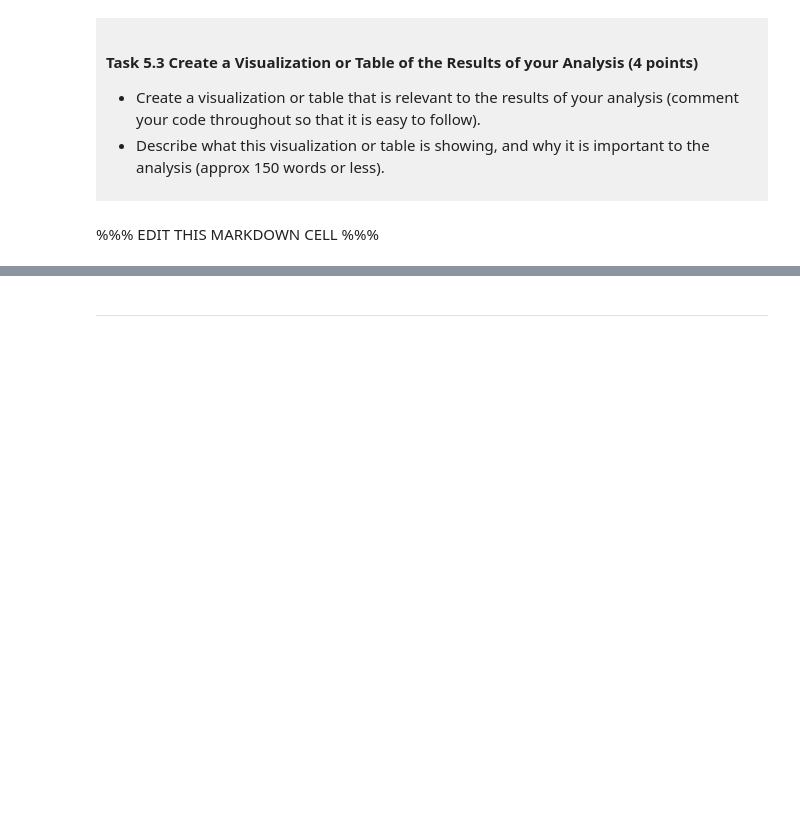
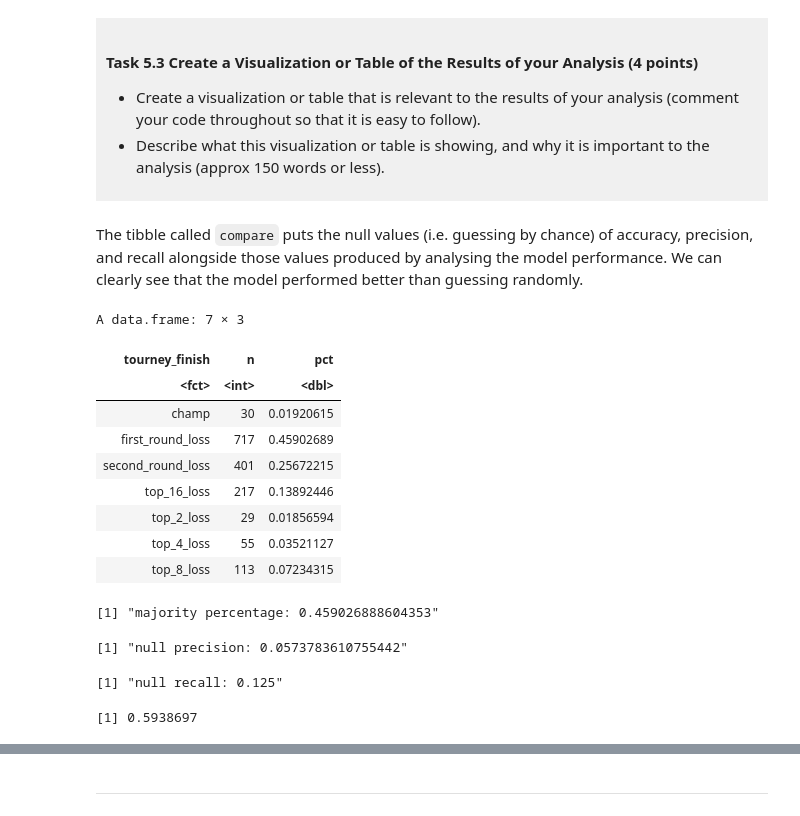
Before and after one commit to JessicaXJI/DSCI-100-Project-Jessica-Ji, a Jupyter notebook: dsci-100-project-notebook.ipynb, the cells around one changed output, grey strips where cells are left out. Cells and saved outputs as stored; diff of their text form; code cells hidden in the pictures; blank space fills up the shorter version.

```diff
--- a/dsci-100-project-notebook.ipynb
+++ b/dsci-100-project-notebook.ipynb
@@ -515,4 +688,4 @@ This is a *draft*, we require a commit at this stage but it does not need to be
 
 </div>
 # %% [markdown]
-%%% EDIT THIS MARKDOWN CELL %%%
+The tibble called `compare` puts the null values (i.e. guessing by chance) of accuracy, precision, and recall alongside those values produced by analysing the model performance. We can clearly see that the model performed better than guessing randomly.
@@ -520,0 +692,46 @@ This is a *draft*, we require a commit at this stage but it does not need to be
+# %%
+# check the percentage of each category
+bball_pct <- bball_train |>
+    count(tourney_finish) |>
+    mutate(pct = n / sum(n))
+
+bball_pct
+
+# slice the majority class, this is the null accuracy value
+max_pct <- bball_pct |>
+    slice_max(pct) |>
+    pull(pct)
+
+paste("majority percentage:", max_pct)
+
+# for precision, since every prediction lands on the majority class, and only 46.35% is correct. since there is only one case of that,
+# precision is at
+paste("null precision:", max_pct / 8)
+
+# for recall, since every prediction lands on the majority class, it has 100% recall. since there is only one case of that, this is a
+# one-in-eight chance, giving
+paste("null recall:",1/8)
+# %% [output]
+A data.frame: 7 × 3
+| tourney_finish | n | pct |
+| <fct> | <int> | <dbl> |
+| champ | 30 | 0.01920615 |
+| first_round_loss | 717 | 0.45902689 |
+| second_round_loss | 401 | 0.25672215 |
+| top_16_loss | 217 | 0.13892446 |
+| top_2_loss | 29 | 0.01856594 |
+| top_4_loss | 55 | 0.03521127 |
+| top_8_loss | 113 | 0.07234315 |
+[1] "majority percentage: 0.459026888604353"
+[1] "null precision: 0.0573783610755442"
+[1] "null recall: 0.125"
+# %%
+# access the accuracy
+bball_accuracy <- bball_test_predictions |>
+    metrics(truth = tourney_finish, estimate = .pred_class) |>
+    filter(.metric == "accuracy") |>
+    pull(.estimate)
+
+bball_accuracy
+# %% [output]
+[1] 0.5938697
```
Also changed, not shown: parts of 23 cells of this notebook.
